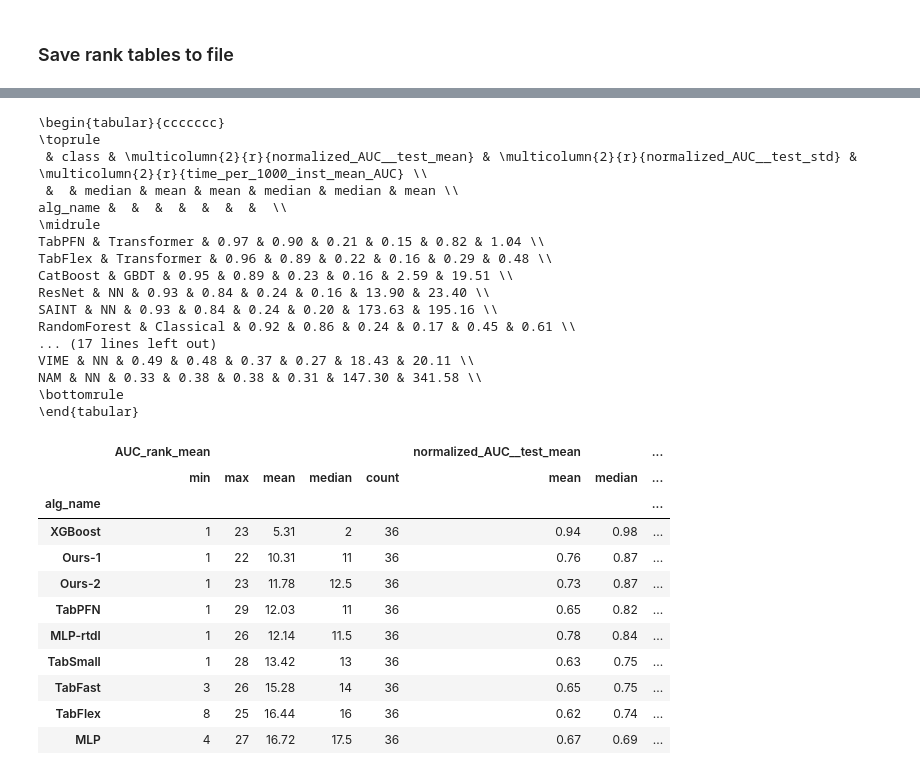
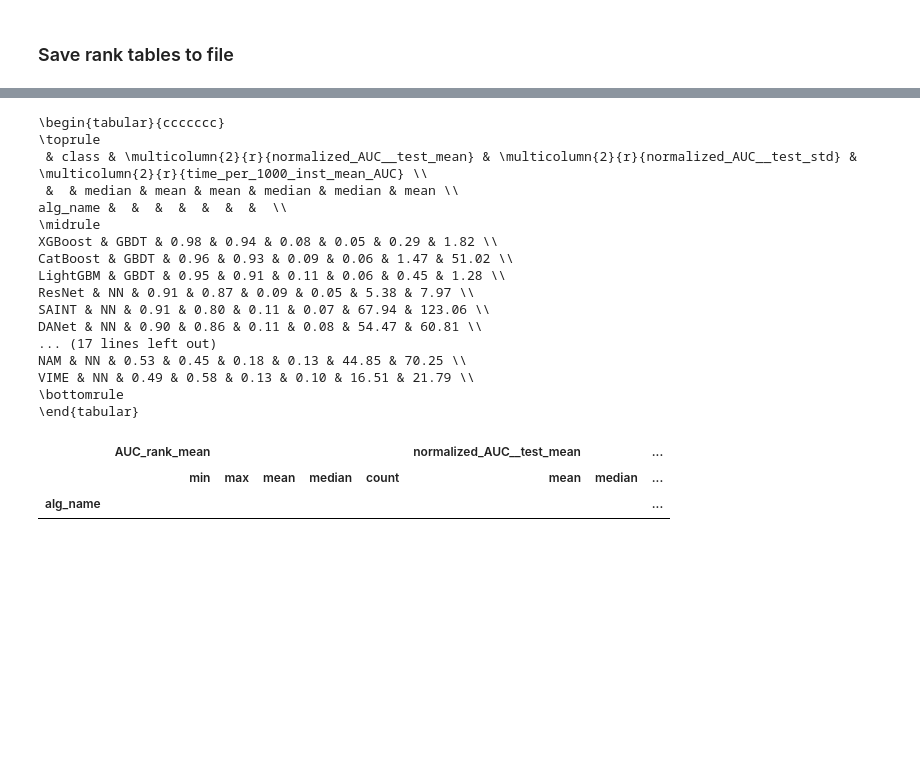
Before and after one commit to yzeng58/tabzilla, a Jupyter notebook: results_viz/2-performance-rankings.ipynb, the cells around one changed output, grey strips where cells are left out. Cells and saved outputs as stored; diff of their text form; code cells hidden in the pictures; blank space fills up the shorter version.

```diff
--- a/results_viz/2-performance-rankings.ipynb
+++ b/results_viz/2-performance-rankings.ipynb
@@ -32,6 +32,19 @@ def get_rank_table(df, metric, table_idx=4):
         from analysis.table2 import DATASETS
     elif table_idx == 4:
         from analysis.table4 import DATASETS
+    elif table_idx == 3:
+        DATASETS =['openml__Bioresponse__9910',
+        'openml__SpeedDating__146607',
+        'openml__audiology__7',
+        'openml__cnae-9__9981',
+        'openml__guillermo__168337',
+        'openml__jasmine__168911',
+        'openml__nomao__9977',
+        'openml__MiniBooNE__168335',
+        'openml__airlines__189354',
+        'openml__albert__189356',
+        'openml__higgs__146606',
+        'openml__poker-hand__9890']
 
     df = df[df["dataset_name"].isin(DATASETS)]
 
@@ -77,7 +90,7 @@ def get_rank_table(df, metric, table_idx=4):
 # %%
 # save rank tables to csv and latex
 from analysis_utils import ALG_DISPLAY_NAMES, ALG_TYPES
-table_idx = 2
+table_idx = 4
 
 metric_list = [
     "Accuracy",
@@ -172,32 +207,23 @@ print(latex_table.to_latex(float_format="%.3f",column_format='c'*len(latex_table
  &  & median & mean & mean & median & median & mean \\
 alg_name &  &  &  &  &  &  &  \\
 \midrule
-TabPFN & Transformer & 0.97 & 0.90 & 0.21 & 0.15 & 0.82 & 1.04 \\
-TabFlex & Transformer & 0.96 & 0.89 & 0.22 & 0.16 & 0.29 & 0.48 \\
-CatBoost & GBDT & 0.95 & 0.89 & 0.23 & 0.16 & 2.59 & 19.51 \\
-ResNet & NN & 0.93 & 0.84 & 0.24 & 0.16 & 13.90 & 23.40 \\
-SAINT & NN & 0.93 & 0.84 & 0.24 & 0.20 & 173.63 & 195.16 \\
-RandomForest & Classical & 0.92 & 0.86 & 0.24 & 0.17 & 0.45 & 0.61 \\
+XGBoost & GBDT & 0.98 & 0.94 & 0.08 & 0.05 & 0.29 & 1.82 \\
+CatBoost & GBDT & 0.96 & 0.93 & 0.09 & 0.06 & 1.47 & 51.02 \\
+LightGBM & GBDT & 0.95 & 0.91 & 0.11 & 0.06 & 0.45 & 1.28 \\
+ResNet & NN & 0.91 & 0.87 & 0.09 & 0.05 & 5.38 & 7.97 \\
+SAINT & NN & 0.91 & 0.80 & 0.11 & 0.07 & 67.94 & 123.06 \\
+DANet & NN & 0.90 & 0.86 & 0.11 & 0.08 & 54.47 & 60.81 \\
 ... (17 lines left out)
-VIME & NN & 0.49 & 0.48 & 0.37 & 0.27 & 18.43 & 20.11 \\
-NAM & NN & 0.33 & 0.38 & 0.38 & 0.31 & 147.30 & 341.58 \\
+NAM & NN & 0.53 & 0.45 & 0.18 & 0.13 & 44.85 & 70.25 \\
+VIME & NN & 0.49 & 0.58 & 0.13 & 0.10 & 16.51 & 21.79 \\
 \bottomrule
 \end{tabular}
 # %%
-final_tables['AUC'][final_tables['AUC']['AUC_rank_mean']['count'] == 36]
+final_tables['AUC'][final_tables['AUC']['AUC_rank_mean']['count'] == 12]
 # %% [output]
 |  | AUC_rank_mean |  |  |  |  | normalized_AUC__test_mean |  | ... |
 |  | min | max | mean | median | count | mean | median | ... |
 | alg_name |  |  |  |  |  |  |  | ... |
-| XGBoost | 1 | 23 | 5.31 | 2 | 36 | 0.94 | 0.98 | ... |
-| Ours-1 | 1 | 22 | 10.31 | 11 | 36 | 0.76 | 0.87 | ... |
-| Ours-2 | 1 | 23 | 11.78 | 12.5 | 36 | 0.73 | 0.87 | ... |
-| TabPFN | 1 | 29 | 12.03 | 11 | 36 | 0.65 | 0.82 | ... |
-| MLP-rtdl | 1 | 26 | 12.14 | 11.5 | 36 | 0.78 | 0.84 | ... |
-| TabSmall | 1 | 28 | 13.42 | 13 | 36 | 0.63 | 0.75 | ... |
-| TabFast | 3 | 26 | 15.28 | 14 | 36 | 0.65 | 0.75 | ... |
-| TabFlex | 8 | 25 | 16.44 | 16 | 36 | 0.62 | 0.74 | ... |
-| MLP | 4 | 27 | 16.72 | 17.5 | 36 | 0.67 | 0.69 | ... |
 # %%
 import matplotlib.pyplot as plt
 import seaborn as sns
```
Also changed, not shown: parts of 6 cells of this notebook, 33 other files.
